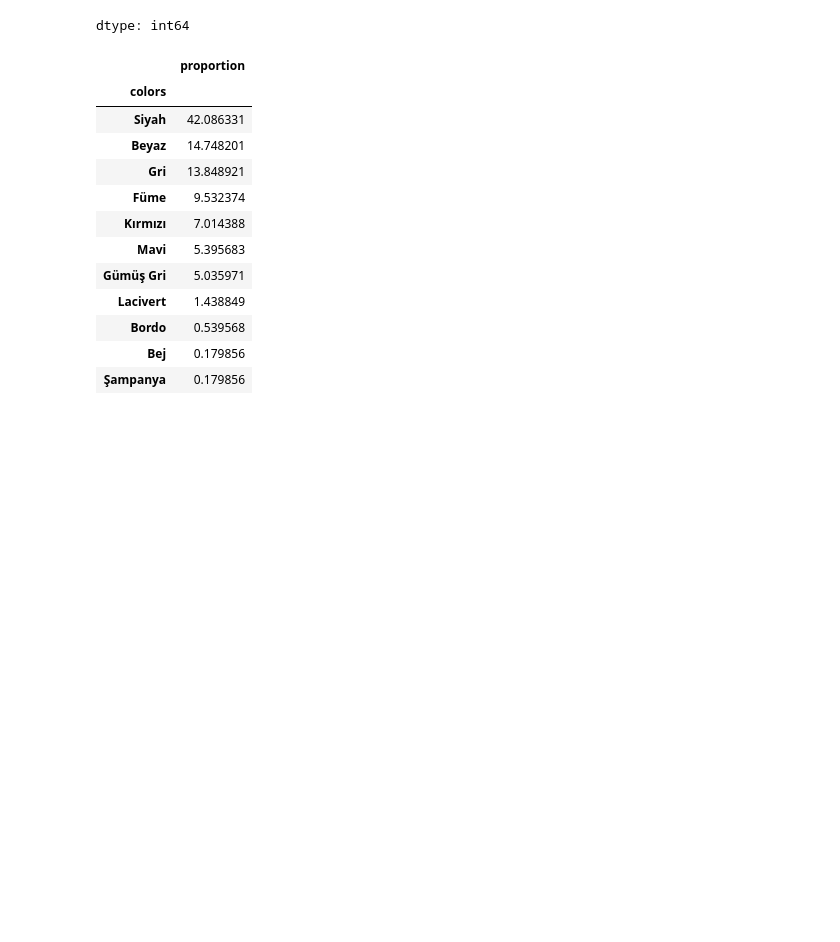
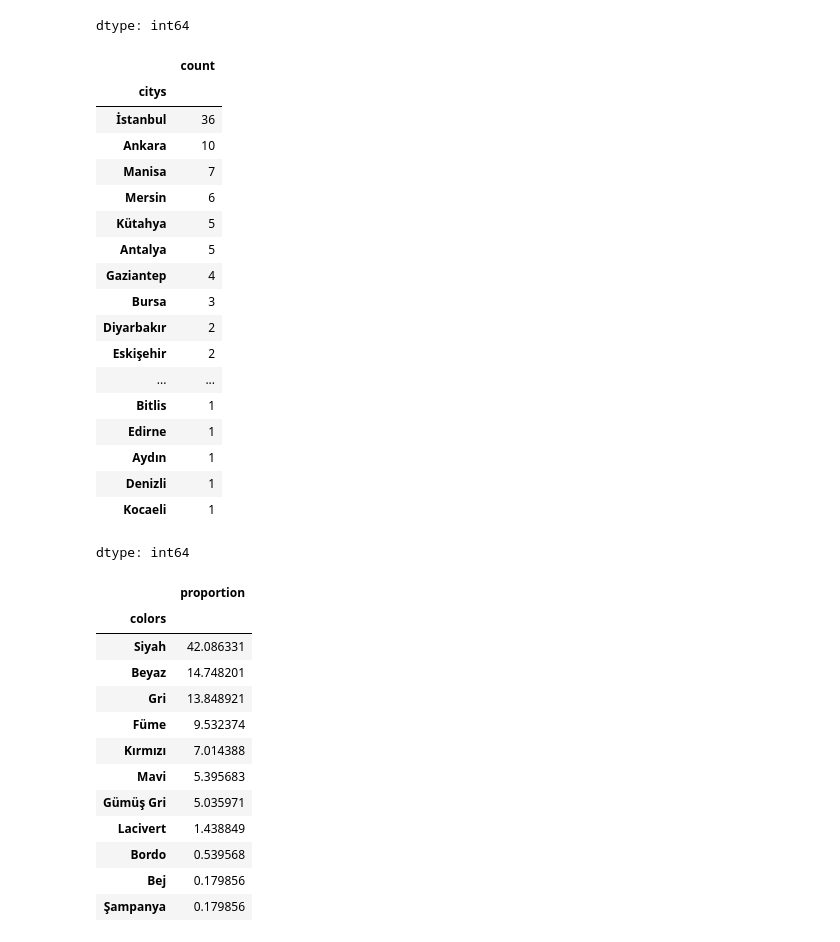
Before and after one commit to azem46/Python_Colab_Handbook, a Jupyter notebook: Python_Ders_16_2_Pandas_ipynb.ipynb, the cells around one changed output. Drawn from its saved outputs; the diff is of its cells as text; code cells hidden in the pictures; blank space fills up the shorter version.

```diff
--- a/Python_Ders_16_2_Pandas_ipynb.ipynb
+++ b/Python_Ders_16_2_Pandas_ipynb.ipynb
@@ -685,6 +685,30 @@ modely[modely['year']==2025].colors.value_counts()
 | Bej | 1 |
 | Şampanya | 1 |
 dtype: int64
+# %%
+#ikili filtre uygulayalım beyaz be 20 bindne düşük beyaz renklililer hanig ilde kaç tane
+#parantezle koşul ekleyerek istediğimiz kadar filtre ekleyebiliriz.
+modely[(modely['colors'] == "Beyaz") & (modely['km']<20000)]["citys"].value_counts()
+# %% [output]
+|  | count |
+| citys |  |
+| İstanbul | 36 |
+| Ankara | 10 |
+| Manisa | 7 |
+| Mersin | 6 |
+| Kütahya | 5 |
+| Antalya | 5 |
+| Gaziantep | 4 |
+| Bursa | 3 |
+| Diyarbakır | 2 |
+| Eskişehir | 2 |
+| ... | ... |
+| Bitlis | 1 |
+| Edirne | 1 |
+| Aydın | 1 |
+| Denizli | 1 |
+| Kocaeli | 1 |
+dtype: int64
 # %%
 #Eğer bunun yüzdelik olarak görmek istersek
 modely[modely['year']==2025].colors.value_counts(normalize=True)*100
```
